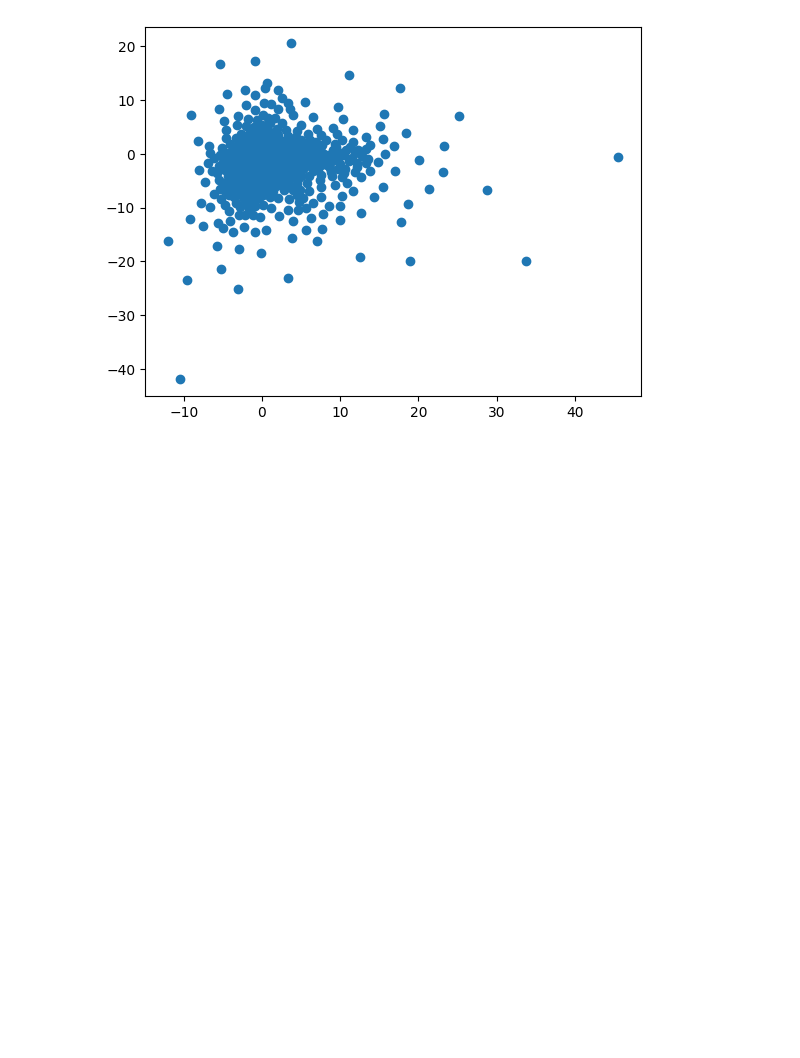
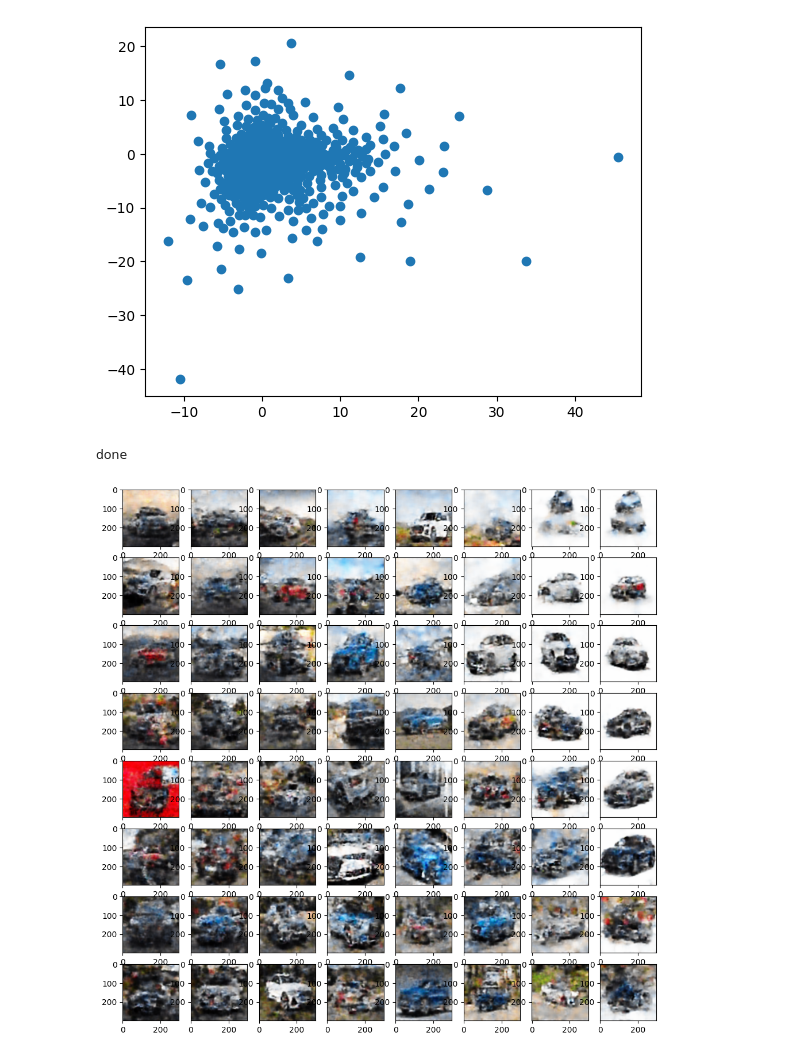
Before and after one commit to bredisrising/ImageGenerators, a Jupyter notebook: basic_autoencoder.ipynb, the cells around one changed output. Drawn from its saved outputs; the diff is of its cells as text; code cells hidden in the pictures; blank space fills up the shorter version.

```diff
--- a/basic_autoencoder.ipynb
+++ b/basic_autoencoder.ipynb
@@ -149,7 +149,7 @@ autoencoder = Autoencoder(2).to(DEVICE)
 optimizer = torch.optim.Adam(autoencoder.parameters(), lr=0.001)
 mse = nn.MSELoss()
 # %%
-autoencoder = torch.load('./trained/autoencoder_on_512_images.pth')
+autoencoder = torch.load('./trained/autoencoder_two_dim_embedding_on_512_images.pth')
 # %%
 optimizer = torch.optim.Adam(autoencoder.parameters(), lr=0.0001)
 mse = nn.MSELoss()
@@ -234,0 +239,34 @@ plt.scatter(x, y)
+# %%
+SAMPLES = 8 # squared
+generated = []
+
+totensor = transforms.ToTensor()
+toimage = transforms.ToPILImage()
+
+x_range = 10 - -7
+y_range = 10 - -10
+x_step = x_range / SAMPLES
+y_step = y_range / SAMPLES
+x_start = -7
+y_start = -10
+
+for i in range(SAMPLES):
+    for j in range(SAMPLES):
+        a = i * x_step + x_start
+        b = j * y_step + y_start
+
+        latent_vector = torch.tensor([a, b]).unsqueeze(0)
+
+        gened = autoencoder.decoder(autoencoder.linear_before_decoder(latent_vector).view(64, 8, 8))
+
+        generated.append(toimage(gened).resize((299, 299)))
+print('done')
+# %% [output]
+done
+# %%
+fig, axs = plt.subplots(8, 8, figsize=(12, 12))
+for i in range(SAMPLES):
+    for j in range(SAMPLES):
+        axs[i][j].imshow(generated[i*8+j])
+# %% [output]
+[figure, added]
```
Also changed, not shown: parts of 3 cells of this notebook, 2 other files.
